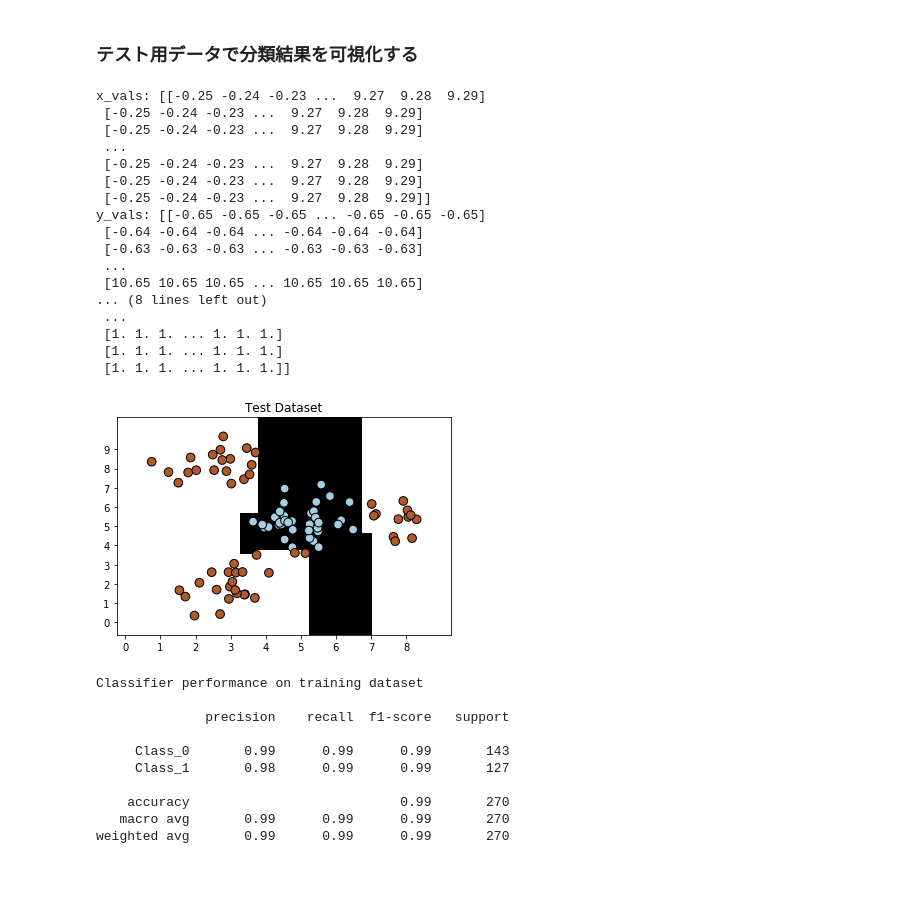
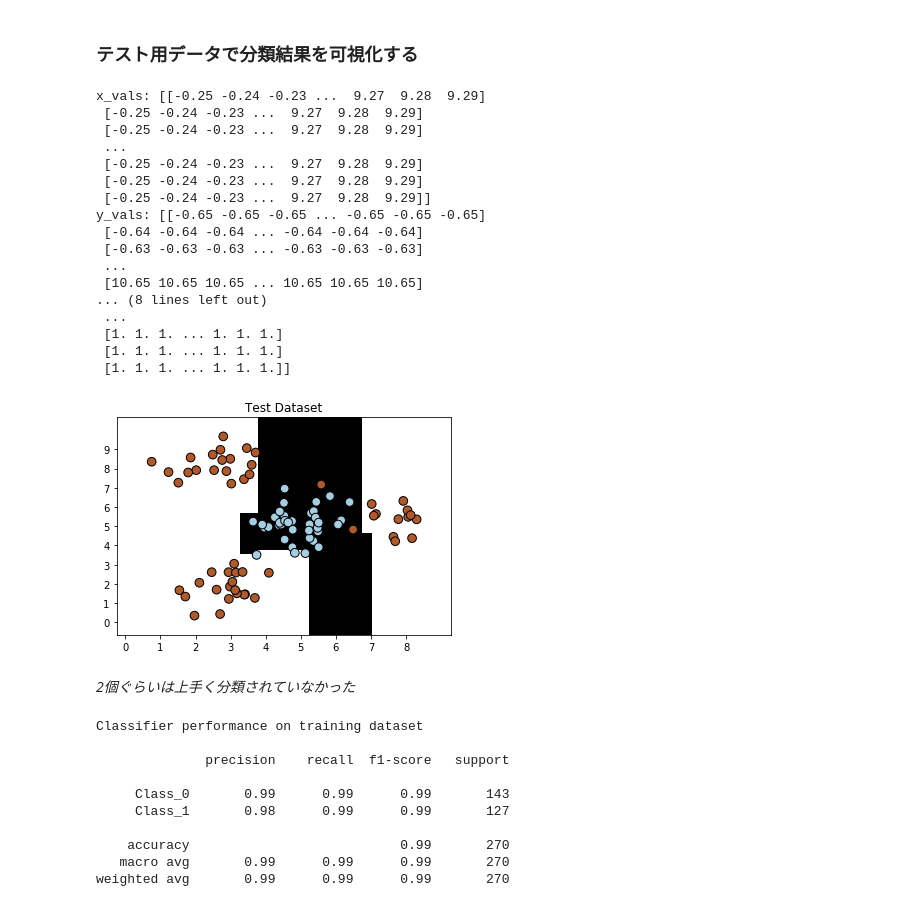
Before and after one commit to tryoutlab/python-ai-oreilly, a Jupyter notebook: Ex/Chapter3/Chapter3-3.ipynb, the cells around one changed output. Cells and saved outputs as stored; diff of their text form; code cells hidden in the pictures; blank space fills up the shorter version.

```diff
--- a/Ex/Chapter3/Chapter3-3.ipynb
+++ b/Ex/Chapter3/Chapter3-3.ipynb
@@ -78,24 +78,26 @@ y_vals: [[-0.11 -0.11 -0.11 ... -0.11 -0.11 -0.11]
 # %% [markdown]
 ### テスト用データで分類結果を可視化する
 # %%
-y_test_pred = classifier.predict(X_test)
-visualize_classifier(classifier, X_test, y_test_pred, 'Test Dataset')
+# 訓練された決定木にテスト用データを当てはめた場合、適切にう分類されるか見る
+visualize_classifier(classifier, X_test, y_test, 'Test Dataset')
 # %% [output]
 x_vals: [[-0.25 -0.24 -0.23 ...  9.27  9.28  9.29]
  [-0.25 -0.24 -0.23 ...  9.27  9.28  9.29]
  [-0.25 -0.24 -0.23 ...  9.27  9.28  9.29]
  ...
  [-0.25 -0.24 -0.23 ...  9.27  9.28  9.29]
  [-0.25 -0.24 -0.23 ...  9.27  9.28  9.29]
  [-0.25 -0.24 -0.23 ...  9.27  9.28  9.29]]
 y_vals: [[-0.65 -0.65 -0.65 ... -0.65 -0.65 -0.65]
  [-0.64 -0.64 -0.64 ... -0.64 -0.64 -0.64]
  [-0.63 -0.63 -0.63 ... -0.63 -0.63 -0.63]
  ...
  [10.65 10.65 10.65 ... 10.65 10.65 10.65]
 ... (8 lines left out)
  ...
  [1. 1. 1. ... 1. 1. 1.]
  [1. 1. 1. ... 1. 1. 1.]
  [1. 1. 1. ... 1. 1. 1.]]
-[figure, old version]
+[figure, new version]
+# %% [markdown]
+*2個ぐらいは上手く分類されていなかった*
```
Also changed, not shown: parts of 3 cells of this notebook, 1 other file.
